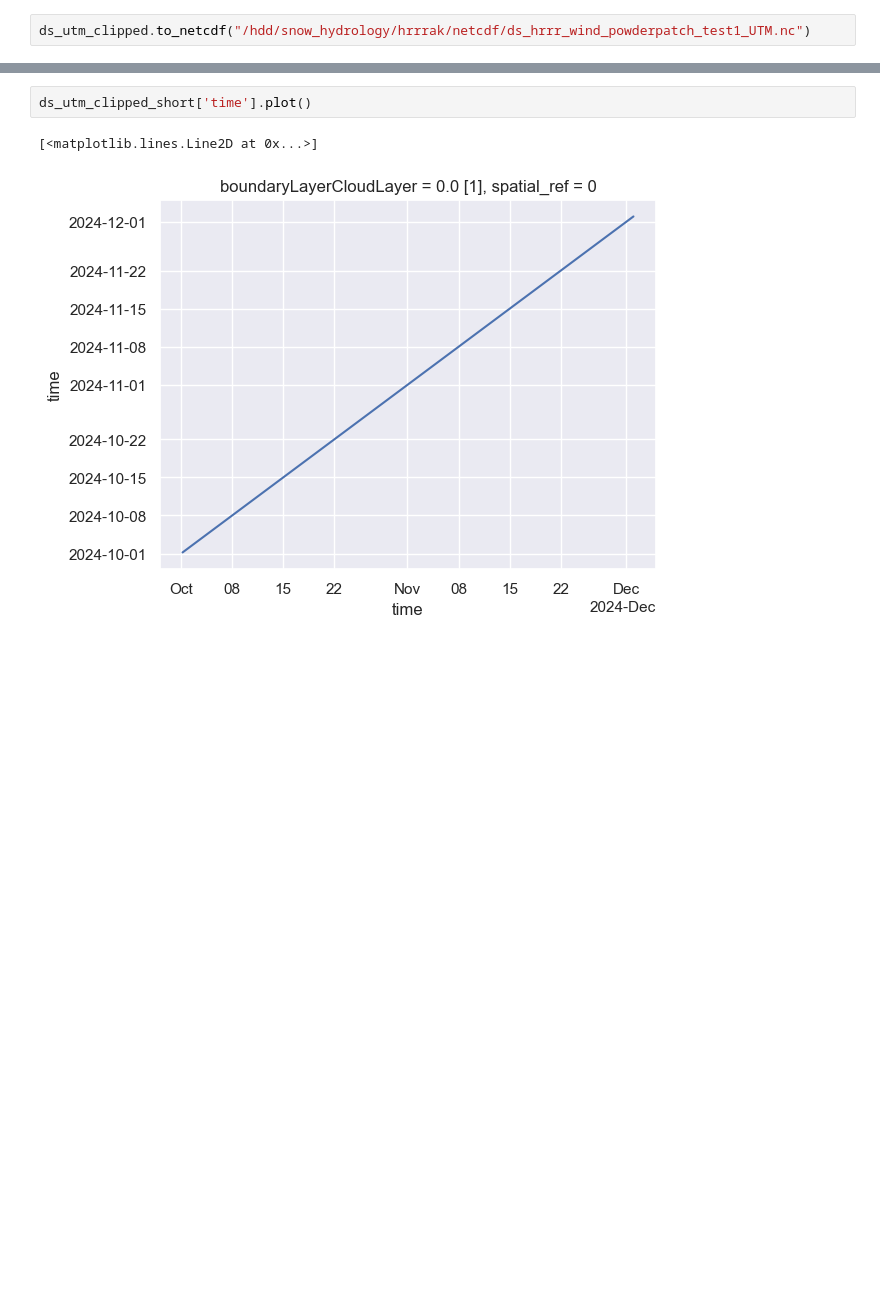
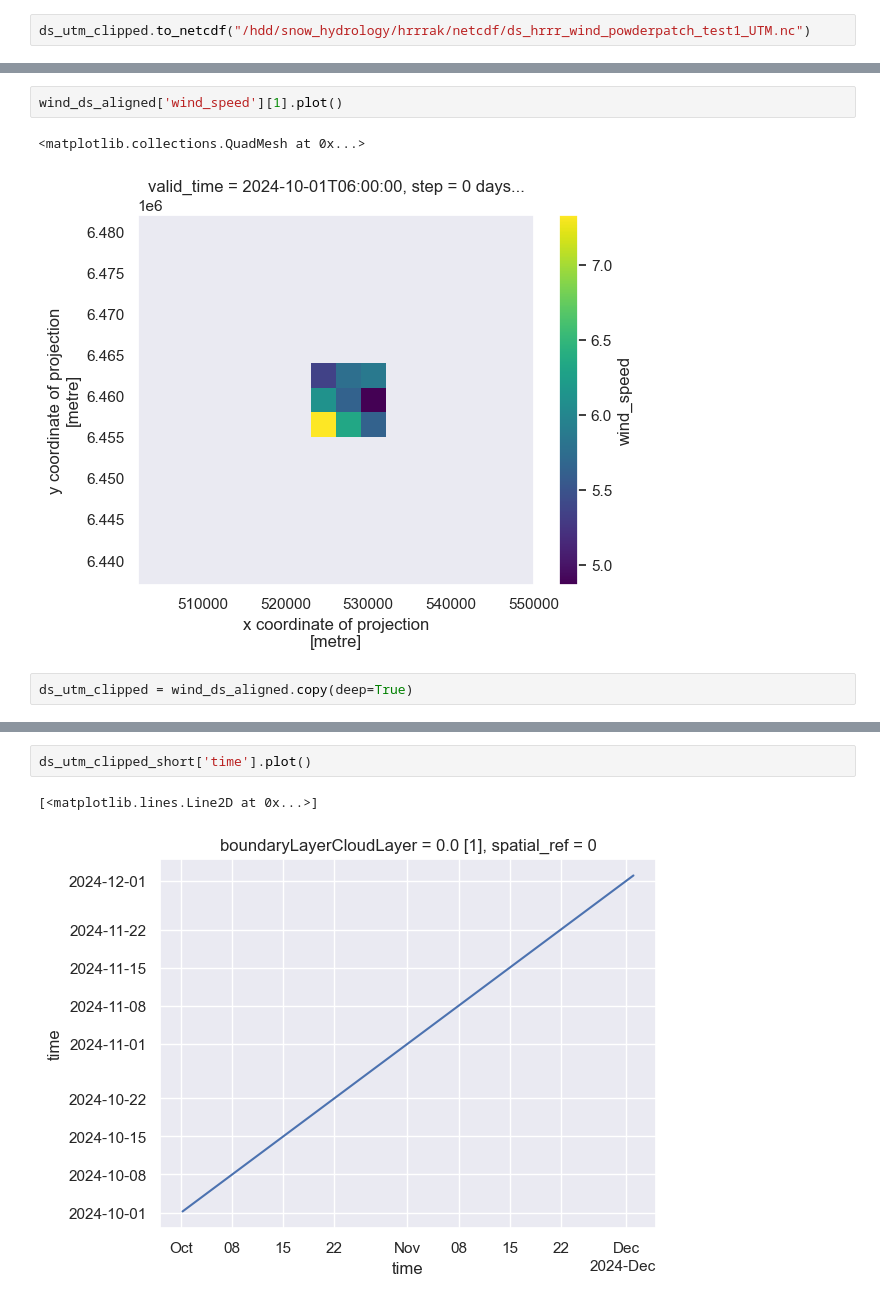
Before and after one commit to cassielumbrazo/juneau_data_analysis, a Jupyter notebook: 6c_prepare_wind_fields_wind_ninja.ipynb, the cells around one changed output, grey strips where cells are left out. Saved outputs shown, nothing was run; the diff lists cells and outputs as text; blank space fills up the shorter version.

```diff
--- a/6c_prepare_wind_fields_wind_ninja.ipynb
+++ b/6c_prepare_wind_fields_wind_ninja.ipynb
@@ -242,3 +259,10 @@ ds_utm_clipped.to_netcdf("/hdd/snow_hydrology/hrrrak/netcdf/ds_hrrr_wind_powderp
+# %%
+wind_ds_aligned['wind_speed'][1].plot()
+# %% [output]
+<matplotlib.collections.QuadMesh at 0x...>
+[figure, added]
+# %%
+ds_utm_clipped = wind_ds_aligned.copy(deep=True)
 # %%
 # We want to create a short time series of wind speed and direction for the Powder Patch area.
 # We can use the `sel` method to select a specific time range.
```
Also changed, not shown: parts of 16 cells of this notebook, 1 other file.
